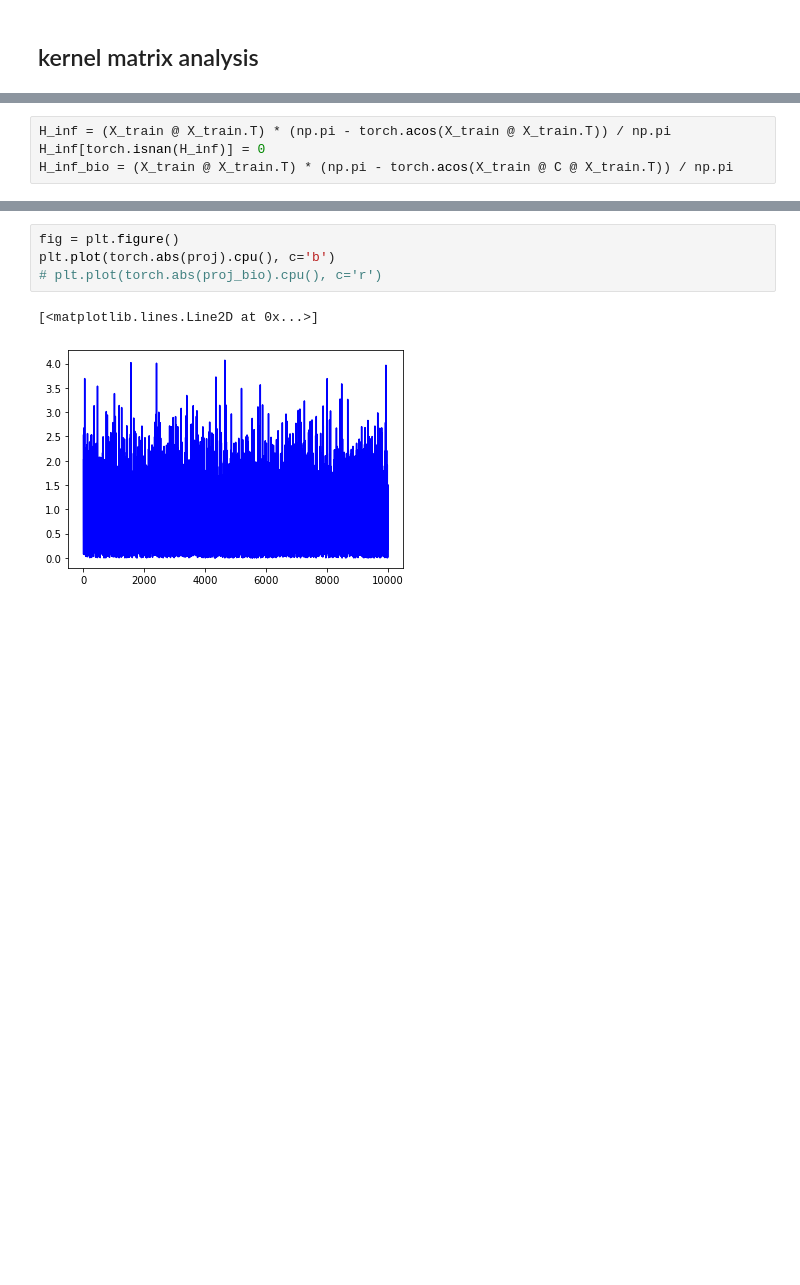
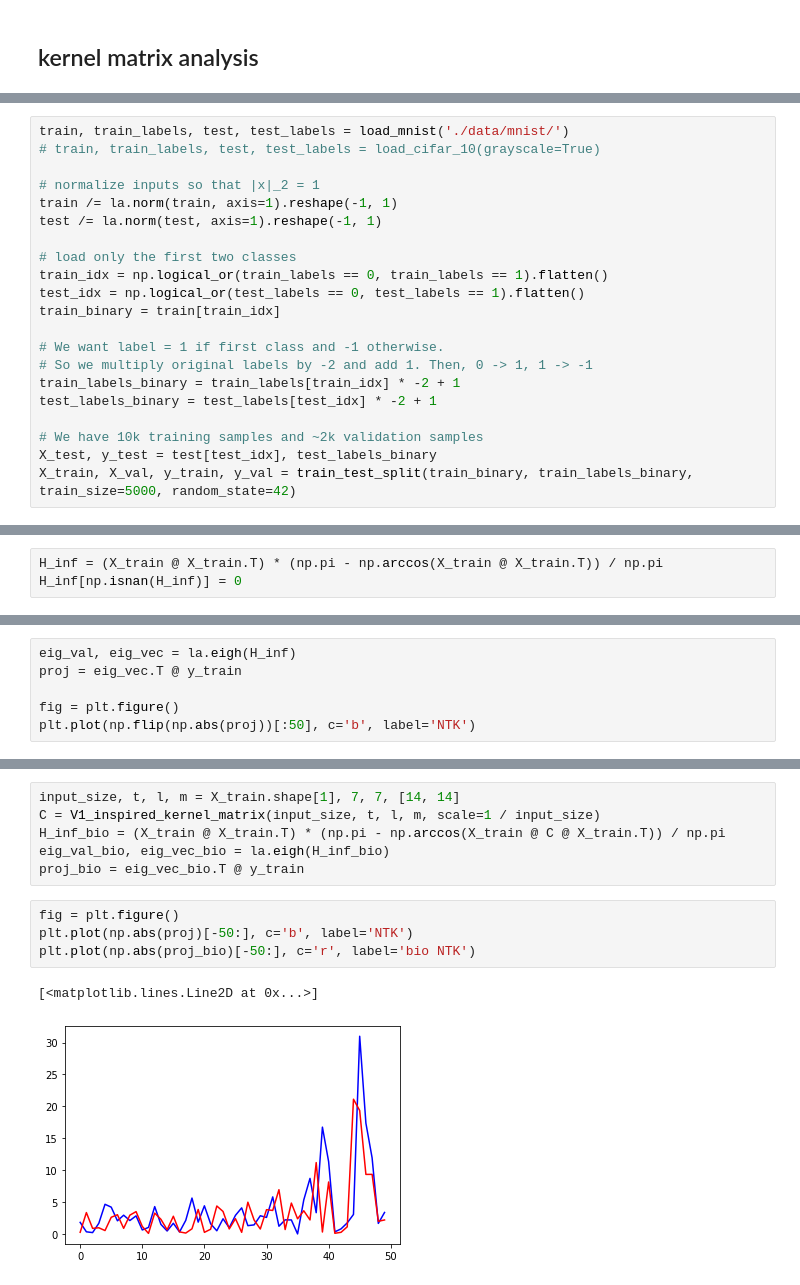
Before and after one commit to BruntonUWBio/structured-random-features, a Jupyter notebook: new_version/NTK_analysis.ipynb, the cells around one changed output, grey strips where cells are left out. Cells and saved outputs as stored; diff of their text form; blank space fills up the shorter version.

Commit message:
script to plot experimental covariance matrix and added analysis for the NTK proj

```diff
--- a/new_version/NTK_analysis.ipynb
+++ b/new_version/NTK_analysis.ipynb
@@ -174,0 +155,21 @@ C = torch.from_numpy(C).float().to('cuda')
+# %%
+train, train_labels, test, test_labels = load_mnist('./data/mnist/')
+# train, train_labels, test, test_labels = load_cifar_10(grayscale=True)
+
+# normalize inputs so that |x|_2 = 1
+train /= la.norm(train, axis=1).reshape(-1, 1)
+test /= la.norm(test, axis=1).reshape(-1, 1)
+
+# load only the first two classes
+train_idx = np.logical_or(train_labels == 0, train_labels == 1).flatten()
+test_idx = np.logical_or(test_labels == 0, test_labels == 1).flatten()
+train_binary = train[train_idx]
+
+# We want label = 1 if first class and -1 otherwise.
+# So we multiply original labels by -2 and add 1. Then, 0 -> 1, 1 -> -1
+train_labels_binary = train_labels[train_idx] * -2 + 1
+test_labels_binary = test_labels[test_idx] * -2 + 1
+
+# We have 10k training samples and ~2k validation samples
+X_test, y_test = test[test_idx], test_labels_binary
+X_train, X_val, y_train, y_val = train_test_split(train_binary, train_labels_binary, train_size=5000, random_state=42)
@@ -175,4 +184,3 @@ C = torch.from_numpy(C).float().to('cuda')
 # %%
-H_inf = (X_train @ X_train.T) * (np.pi - torch.acos(X_train @ X_train.T)) / np.pi
-H_inf[torch.isnan(H_inf)] = 0
-H_inf_bio = (X_train @ X_train.T) * (np.pi - torch.acos(X_train @ C @ X_train.T)) / np.pi
+H_inf = (X_train @ X_train.T) * (np.pi - np.arccos(X_train @ X_train.T)) / np.pi
+H_inf[np.isnan(H_inf)] = 0
@@ -184,0 +187,6 @@ proj_bio = eig_vec_bio @ y_train.float()
+# %%
+eig_val, eig_vec = la.eigh(H_inf)
+proj = eig_vec.T @ y_train
+
+fig = plt.figure()
+plt.plot(np.flip(np.abs(proj))[:50], c='b', label='NTK')
@@ -185,7 +198,13 @@ proj_bio = eig_vec_bio @ y_train.float()
+# %%
+input_size, t, l, m = X_train.shape[1], 7, 7, [14, 14]
+C = V1_inspired_kernel_matrix(input_size, t, l, m, scale=1 / input_size)
+H_inf_bio = (X_train @ X_train.T) * (np.pi - np.arccos(X_train @ C @ X_train.T)) / np.pi
+eig_val_bio, eig_vec_bio = la.eigh(H_inf_bio)
+proj_bio = eig_vec_bio.T @ y_train
 # %%
 fig = plt.figure()
-plt.plot(torch.abs(proj).cpu(), c='b')
-# plt.plot(torch.abs(proj_bio).cpu(), c='r')
+plt.plot(np.abs(proj)[-50:], c='b', label='NTK')
+plt.plot(np.abs(proj_bio)[-50:], c='r', label='bio NTK')
 # %% [output]
 [<matplotlib.lines.Line2D at 0x...>]
-[figure, old version]
+[figure, new version]
```
Also changed, not shown: parts of 16 cells of this notebook, 3 other files.
